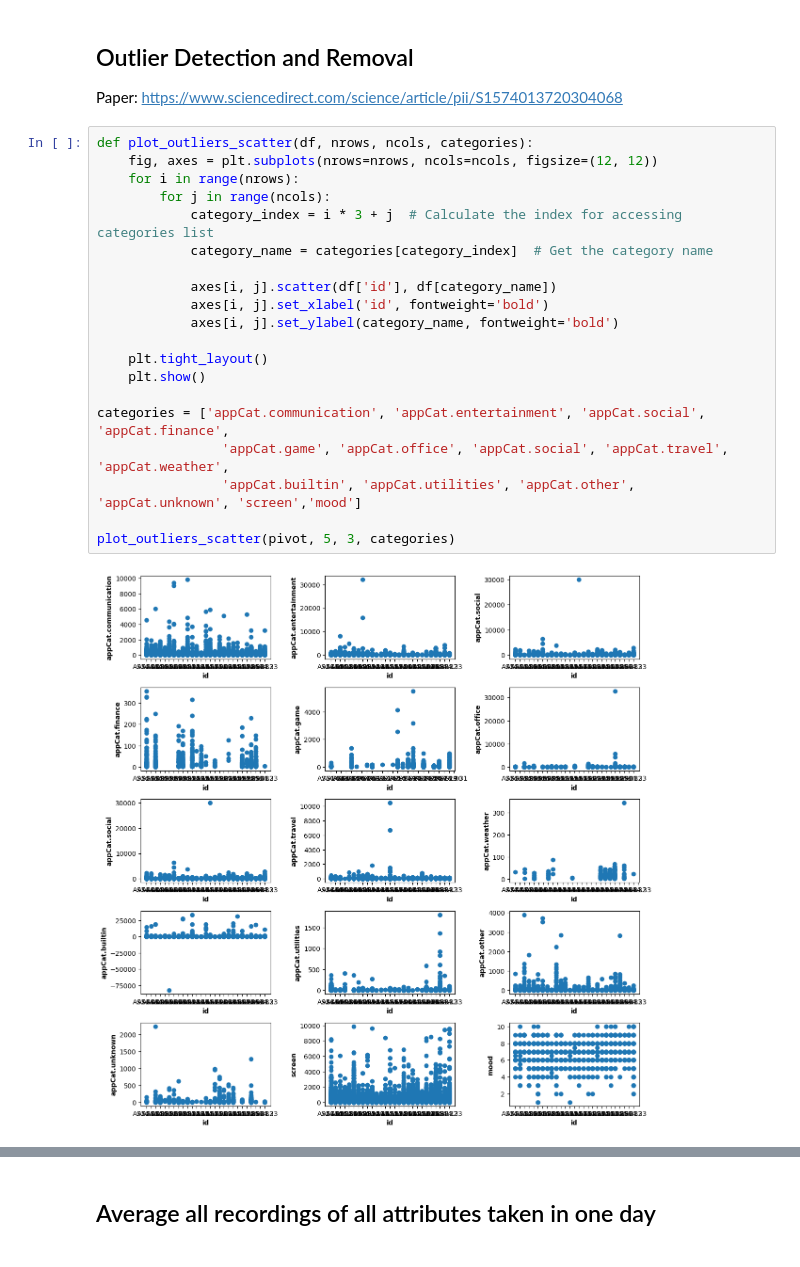
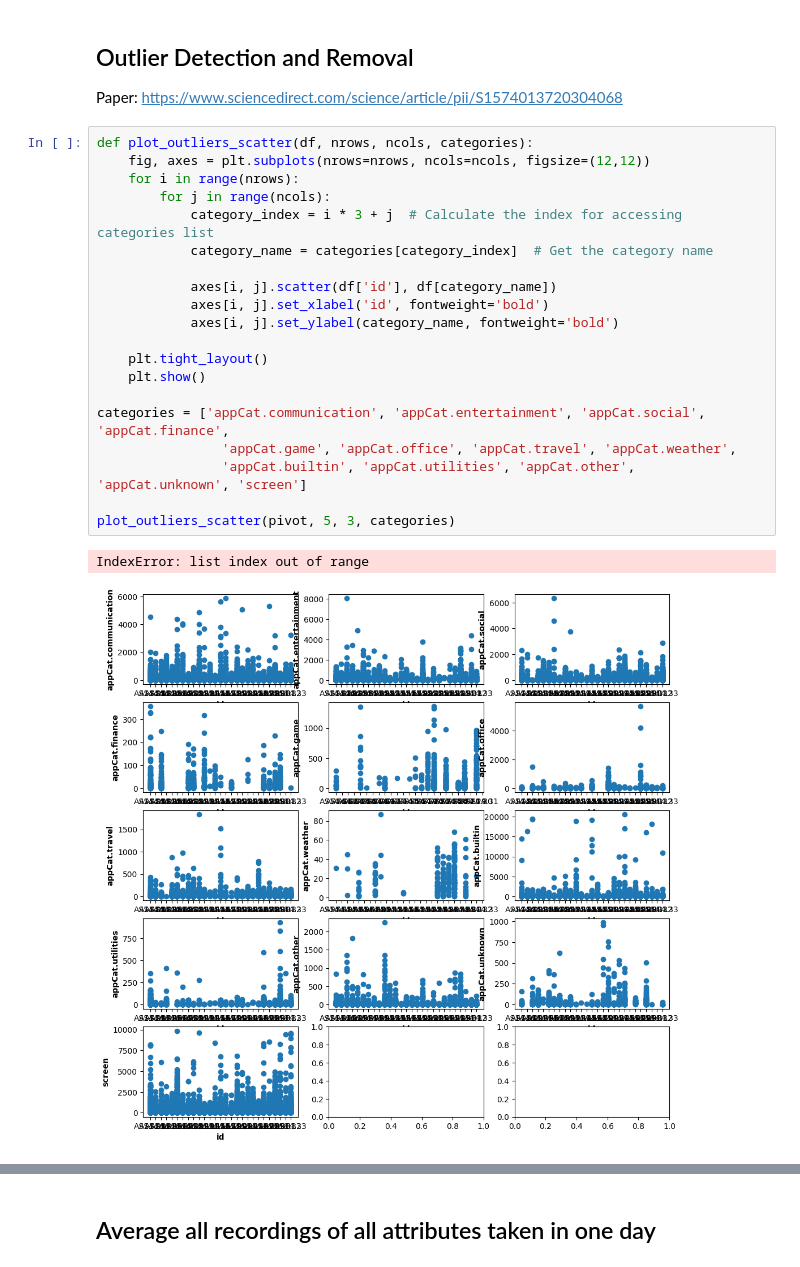
Before and after one commit to shreyaraghavendra/DTM_Group86, a Jupyter notebook: Assignment1/Data_cleaning.ipynb, the cells around one changed output, grey strips where cells are left out. Cells and saved outputs as stored; diff of their text form.

```diff
--- a/Assignment1/Data_cleaning.ipynb
+++ b/Assignment1/Data_cleaning.ipynb
@@ -71,26 +67,27 @@ array([[<Axes: title={'center': 'activity'}>,
 Paper: https://www.sciencedirect.com/science/article/pii/S1574013720304068
 # %%
 def plot_outliers_scatter(df, nrows, ncols, categories):
-    fig, axes = plt.subplots(nrows=nrows, ncols=ncols, figsize=(12, 12))
+    fig, axes = plt.subplots(nrows=nrows, ncols=ncols, figsize=(12,12))
     for i in range(nrows):
         for j in range(ncols):
             category_index = i * 3 + j  # Calculate the index for accessing categories list
             category_name = categories[category_index]  # Get the category name
 
             axes[i, j].scatter(df['id'], df[category_name])
             axes[i, j].set_xlabel('id', fontweight='bold')
             axes[i, j].set_ylabel(category_name, fontweight='bold')
 
     plt.tight_layout()
     plt.show()
 
 categories = ['appCat.communication', 'appCat.entertainment', 'appCat.social', 'appCat.finance',
-                'appCat.game', 'appCat.office', 'appCat.social', 'appCat.travel', 'appCat.weather',
-                'appCat.builtin', 'appCat.utilities', 'appCat.other', 'appCat.unknown', 'screen','mood']
+                'appCat.game', 'appCat.office', 'appCat.travel', 'appCat.weather',
+                'appCat.builtin', 'appCat.utilities', 'appCat.other', 'appCat.unknown', 'screen']
 
 plot_outliers_scatter(pivot, 5, 3, categories)
 # %% [output]
+IndexError: list index out of range
-[figure, old version]
+[figure, new version]
 # %%
 def remove_outliers_iqr(df, columns, multiplier=1.5):
     """
```
Also changed, not shown: parts of 19 cells of this notebook, 3 other files.
